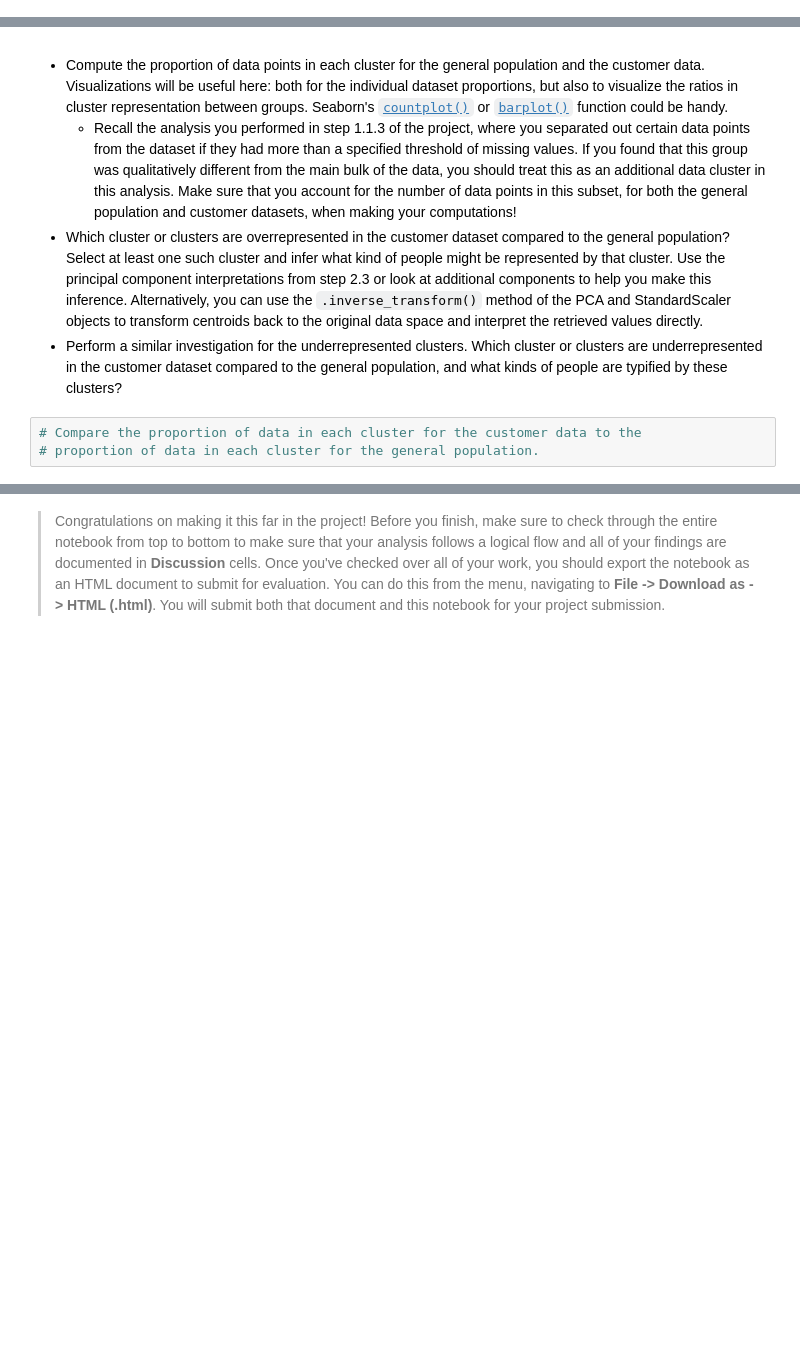
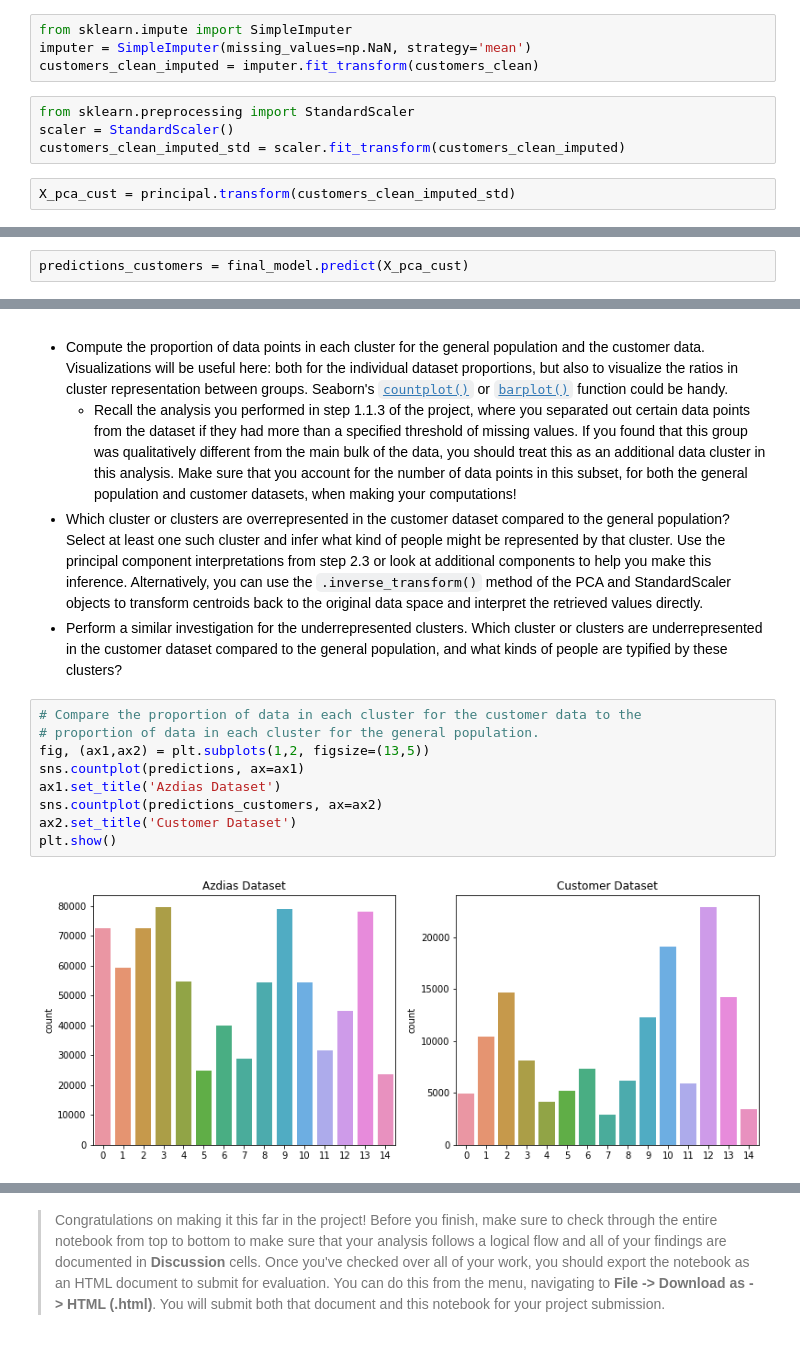
Before and after one commit to blindij/identify_customer_segments, a Jupyter notebook: Identify_Customer_Segments.ipynb, the cells around one changed output, grey strips where cells are left out. Cells and saved outputs as stored; diff of their text form; blank space fills up the shorter version.

```diff
--- a/Identify_Customer_Segments.ipynb
+++ b/Identify_Customer_Segments.ipynb
@@ -1422,0 +1412,10 @@ customers =
+# %%
+from sklearn.impute import SimpleImputer
+imputer = SimpleImputer(missing_values=np.NaN, strategy='mean')
+customers_clean_imputed = imputer.fit_transform(customers_clean)
+# %%
+from sklearn.preprocessing import StandardScaler
+scaler = StandardScaler()
+customers_clean_imputed_std = scaler.fit_transform(customers_clean_imputed)
+# %%
+X_pca_cust = principal.transform(customers_clean_imputed_std)
@@ -1423,3 +1428,5 @@ customers =
+# %%
+predictions_customers = final_model.predict(X_pca_cust)
 # %% [markdown]
 ### Step 3.3: Compare Customer Data to Demographics Data
 
@@ -1436,6 +1443,14 @@ Take a look at the following points in this step:
 # %%
 # Compare the proportion of data in each cluster for the customer data to the
 # proportion of data in each cluster for the general population.
+fig, (ax1,ax2) = plt.subplots(1,2, figsize=(13,5))
+sns.countplot(predictions, ax=ax1)
+ax1.set_title('Azdias Dataset')
+sns.countplot(predictions_customers, ax=ax2)
+ax2.set_title('Customer Dataset')
+plt.show()
+# %% [output]
+[figure, added]
 # %%
 # What kinds of people are part of a cluster that is overrepresented in the
 # customer data compared to the general population?
```
Also changed, not shown: parts of 33 cells of this notebook, 2 other files.
